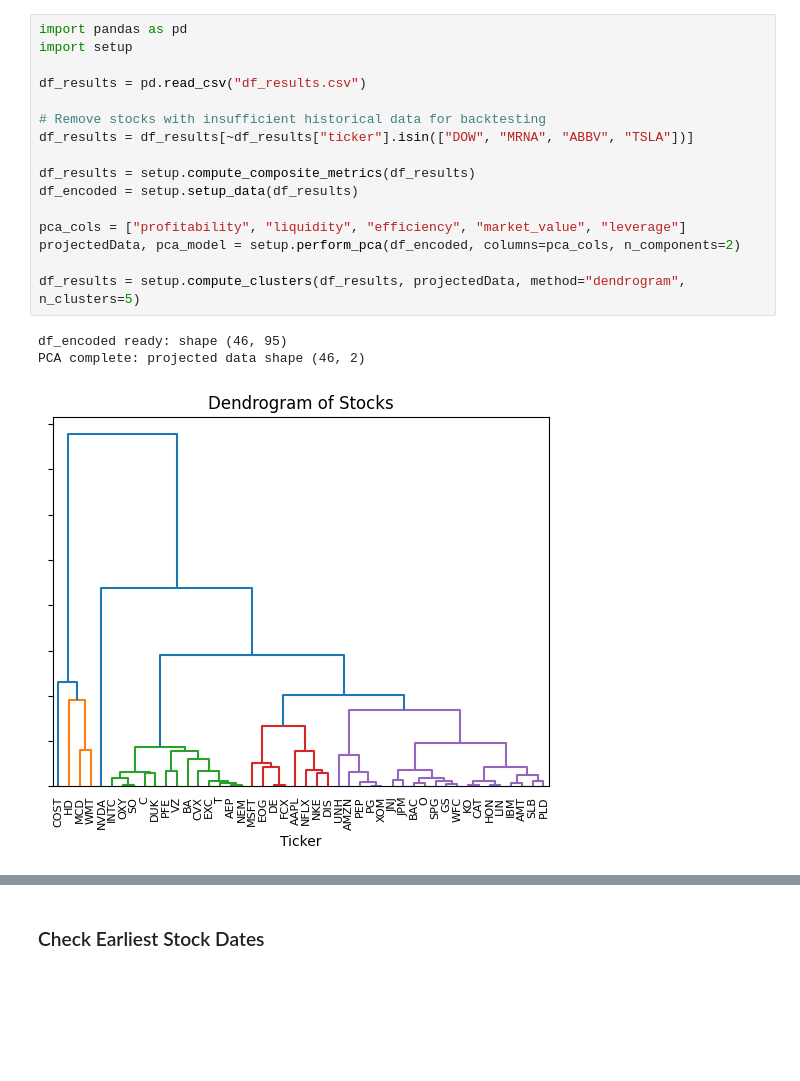
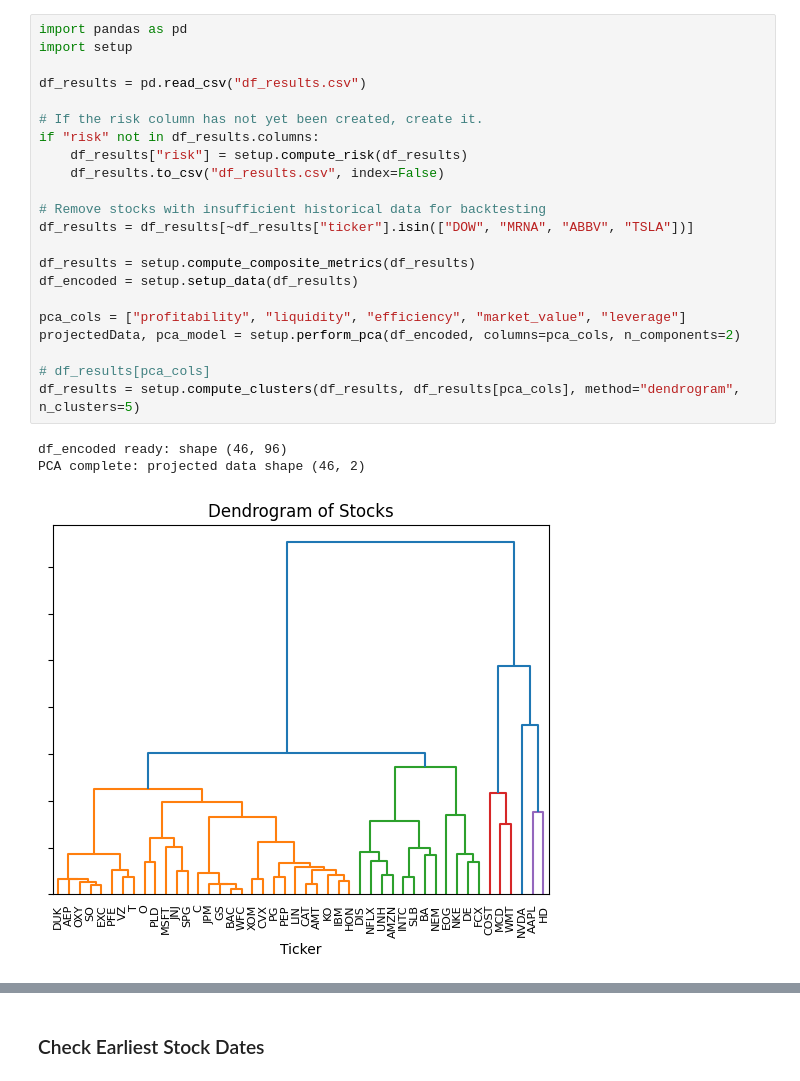
Before and after one commit to Adenegar/InvestmentPortfolio, a Jupyter notebook: src/portfolios.ipynb, the cells around one changed output, grey strips where cells are left out. Cells and saved outputs as stored; diff of their text form; blank space fills up the shorter version.

Commit message:
setup repository for future users

```diff
--- a/src/portfolios.ipynb
+++ b/src/portfolios.ipynb
@@ -1,20 +55,26 @@
 # %%
 import pandas as pd
 import setup
 
 df_results = pd.read_csv("df_results.csv")
+
+# If the risk column has not yet been created, create it.
+if "risk" not in df_results.columns:
+    df_results["risk"] = setup.compute_risk(df_results)
+    df_results.to_csv("df_results.csv", index=False)
 
 # Remove stocks with insufficient historical data for backtesting
 df_results = df_results[~df_results["ticker"].isin(["DOW", "MRNA", "ABBV", "TSLA"])]
 
 df_results = setup.compute_composite_metrics(df_results)
 df_encoded = setup.setup_data(df_results)
 
 pca_cols = ["profitability", "liquidity", "efficiency", "market_value", "leverage"]
 projectedData, pca_model = setup.perform_pca(df_encoded, columns=pca_cols, n_components=2)
 
-df_results = setup.compute_clusters(df_results, projectedData, method="dendrogram", n_clusters=5)
+# df_results[pca_cols]
+df_results = setup.compute_clusters(df_results, df_results[pca_cols], method="dendrogram", n_clusters=5)
 # %% [output]
-df_encoded ready: shape (46, 95)
+df_encoded ready: shape (46, 96)
 PCA complete: projected data shape (46, 2)
-[figure, old version]
+[figure, new version]
```
Also changed, not shown: parts of 41 cells of this notebook, 12 other files.
